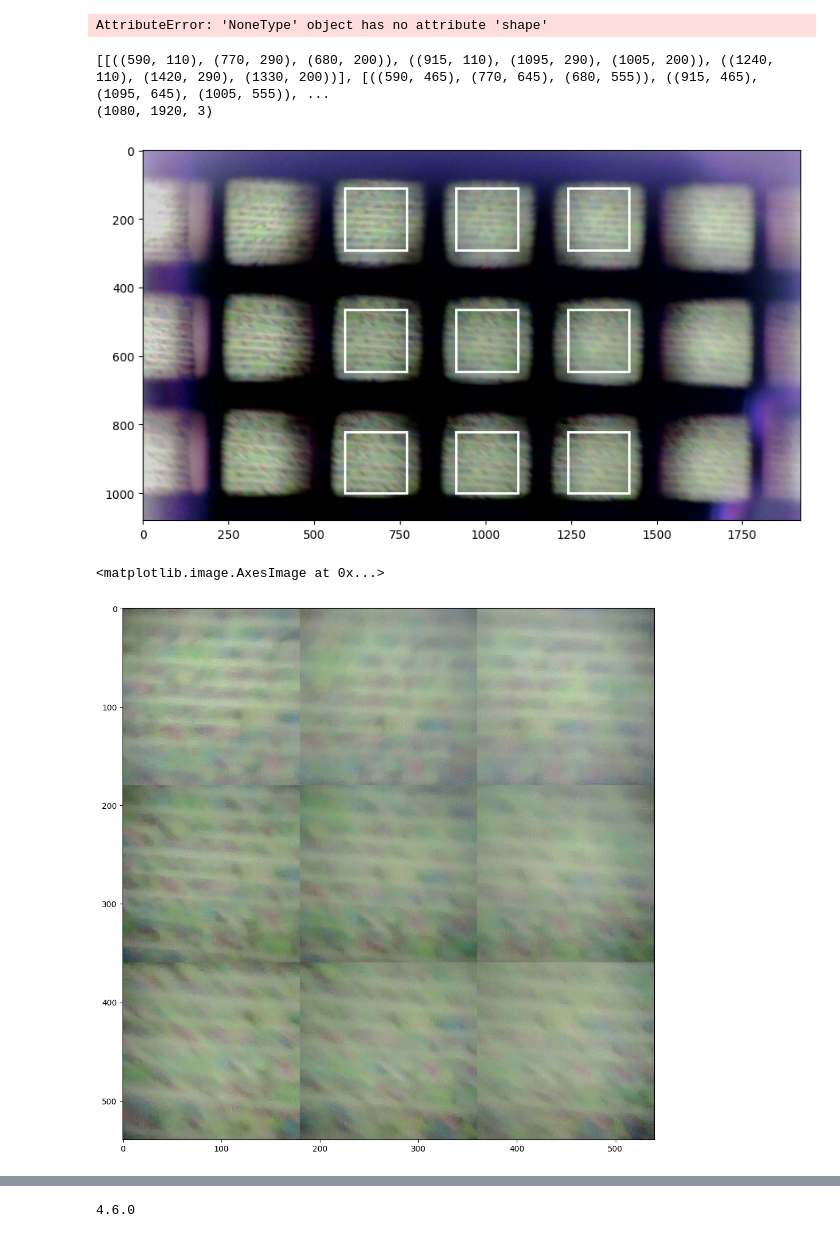
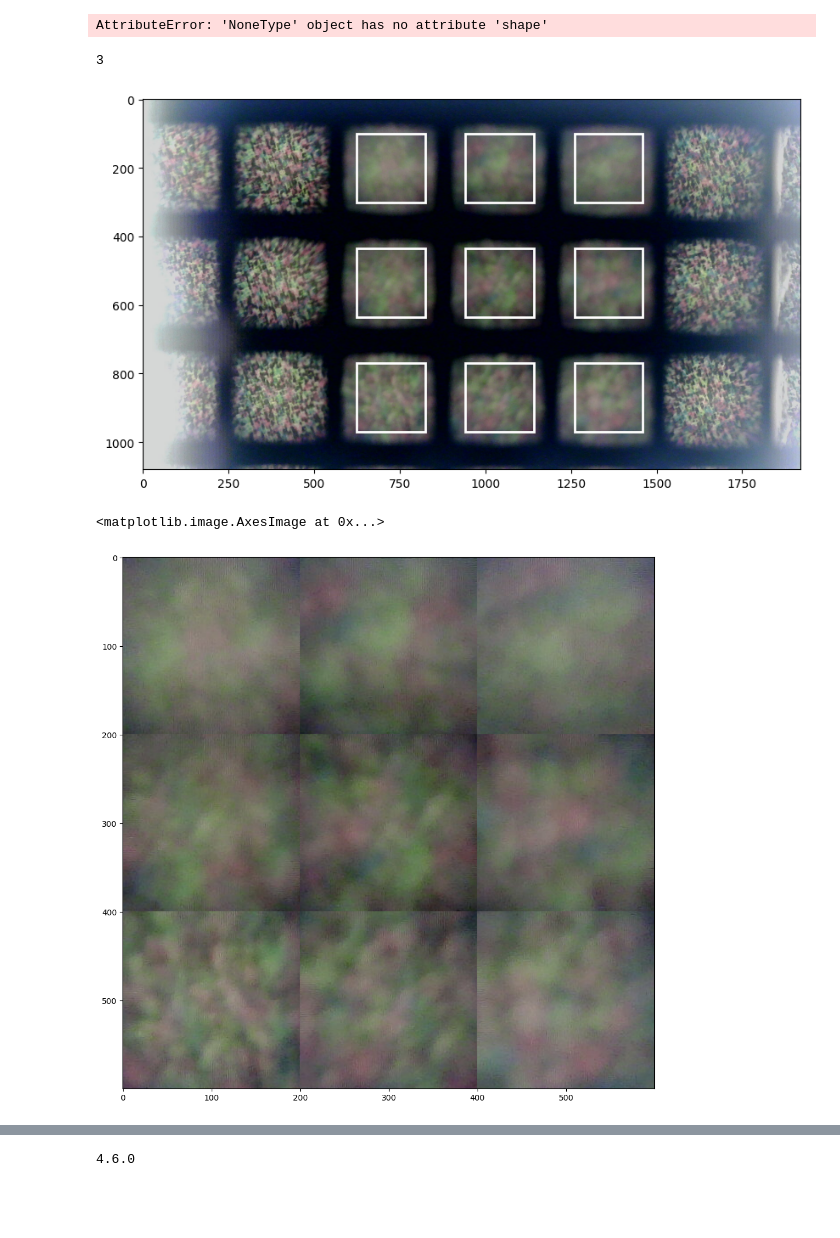
Before and after one commit to lluoan/image_stitch, a Jupyter notebook: img_stitch.ipynb, the cells around one changed output, grey strips where cells are left out. Drawn from its saved outputs; the diff is of its cells as text; code cells hidden in the pictures; blank space fills up the shorter version.

```diff
--- a/img_stitch.ipynb
+++ b/img_stitch.ipynb
@@ -64,7 +37,7 @@ for i in range(ncol):
 import json
 
 # 读取JSON文件并解析变量
-with open("variables_flip.json", "r") as f:
+with open("variables.json", "r") as f:
     data = json.load(f)
     ncol = data["ncol"]
     nrow = data["nrow"]
@@ -88,17 +61,11 @@ for i in range(ncol):
         row.append(((x1, y1), (x2, y2), (center_x, center_y)))
     rect.append(row)
 
-print(rect)
+print(np.array(rect).shape[0])
 
 fig,ax = plt.subplots(figsize=(10,10))
 
-image = io.imread("2023-04-04-095628.jpg")
-# print(image.shape)
-# image = cv2.resize(image, (800, 450))
-
-print(image.shape)
-
-#Re
+image = io.imread("sensor-3.jpg")
 
 # Display the image
 ax.imshow(image, cmap='gray')
@@ -108,8 +75,6 @@ k = 1
 left_top1 = [0,0]
 right_bottom1 = [0,0]
 
-hz = 0
-gsl = 0
 
 for i in range(ncol):
     for j in range(nrow):
@@ -118,72 +83,79 @@ for i in range(ncol):
         left_top = (x1, y1)
         right_bottom = (x2, y2)
 
-        left_top1[0] = left_top[0] + hz
-        right_bottom1[0] = right_bottom[0] + hz
-
-        left_top1[1] = left_top[1] + gsl
-        right_bottom1[1] = right_bottom[1] + gsl
-
-
         # Create a Rectangle patch
-        rect_patch = patches.Rectangle((left_top1[0],left_top1[1]),
-                                right_bottom1[0]-left_top1[0],right_bottom1[1] - left_top1[1],
+        rect_patch = patches.Rectangle((left_top[0],left_top[1]),
+                                right_bottom[0]-left_top[0],right_bottom[1] - left_top[1],
                                 linewidth=2, edgecolor='w',facecolor='none')
         # Add the patch to the Axes
         ax.add_patch(rect_patch)
 
         # cut roi tiles and save
-    #     print(left_top[0])
-        img_tile = image[int(left_top1[1]):int(right_bottom1[1]), int(left_top1[0]):int(right_bottom1[0]), :]
+        img_tile = image[int(left_top[1]):int(right_bottom[1]), int(left_top[0]):int(right_bottom[0]), :]
         # plt.figure()
         # plt.title(k)
         # plt.imshow(img_tile)
     #     plt.imshow(cv2.flip(img_tile, -1))
         k = k + 1
 # %% [output]
-[[((590, 110), (770, 290), (680, 200)), ((915, 110), (1095, 290), (1005, 200)), ((1240, 110), (1420, 290), (1330, 200))], [((590, 465), (770, 645), (680, 555)), ((915, 465), (1095, 645), (1005, 555)), ...
-(1080, 1920, 3)
+3
-[figure, old version]
+[figure, new version]
 # %%
 vstack = []
 tile_list = []
 
 left_top1 = [0,0]
 right_bottom1 = [0,0]
+
+# for i in range(ncol):
+#     hstack=[]
+#     for j in range(nrow):
+#         (x1, y1), (x2, y2), _ = rect[i][j]  # 获取当前矩形的左下角、右上角坐标
+
+#         left_top = (x1, y1)
+#         right_bottom = (x2, y2)
+
+#         tile = image[int(left_top[1]):int(right_bottom[1]),
+#                     int(left_top[0]):int(right_bottom[0]), :]
+#         tile_flipped = cv2.flip(tile, -1)
+
+#         tile_list.append(tile_flipped)
+#         if hstack == []:
+#             hstack = tile_flipped
+#         else:
+#             hstack = np.hstack((hstack, tile_flipped))
+#     if vstack == []:
+#         vstack = hstack
+#     else:
+#         vstack = np.vstack((vstack, hstack))
 
 for i in range(ncol):
     hstack=[]
     for j in range(nrow):
         (x1, y1), (x2, y2), _ = rect[i][j]  # 获取当前矩形的左下角、右上角坐标
 
         left_top = (x1, y1)
         right_bottom = (x2, y2)
 
-        left_top1[0] = left_top[0] + hz
-        right_bottom1[0] = right_bottom[0] + hz
+        tile = image[int(left_top[1]):int(right_bottom[1]),
+                    int(left_top[0]):int(right_bottom[0]), :]
 
-        left_top1[1] = left_top[1] + gsl
-        right_bottom1[1] = right_bottom[1] + gsl
-
-        tile = image[int(left_top1[1]):int(right_bottom1[1]),
-                    int(left_top1[0]):int(right_bottom1[0]), :]
-        tile_flipped = cv2.flip(tile, -1)
-
-        tile_list.append(tile_flipped)
+        tile_list.append(tile)
         if hstack == []:
-            hstack = tile_flipped
+            hstack = tile
         else:
-            hstack = np.hstack((hstack, tile_flipped))
+            hstack = np.hstack((hstack, tile))
     if vstack == []:
         vstack = hstack
     else:
         vstack = np.vstack((vstack, hstack))
 
+
 plt.figure(figsize=(12,12))
 plt.imshow(vstack, cmap='gray')
 # %% [output]
 <matplotlib.image.AxesImage at 0x...>
-[figure, old version]
+[figure, new version]
 # %%
 from skimage.color import rgb2gray, rgb2hsv, hsv2rgb
 # img1 = rgb2gray(tile_list[0])
```
Also changed, not shown: parts of 8 cells of this notebook, 9 other files.
